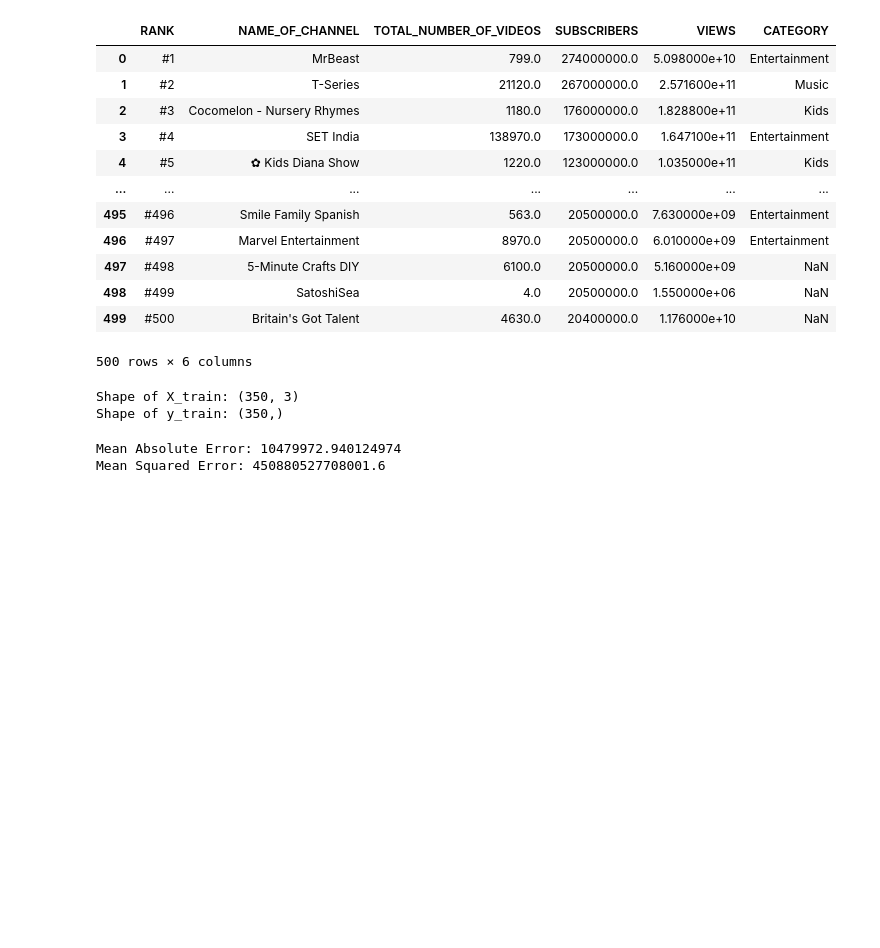
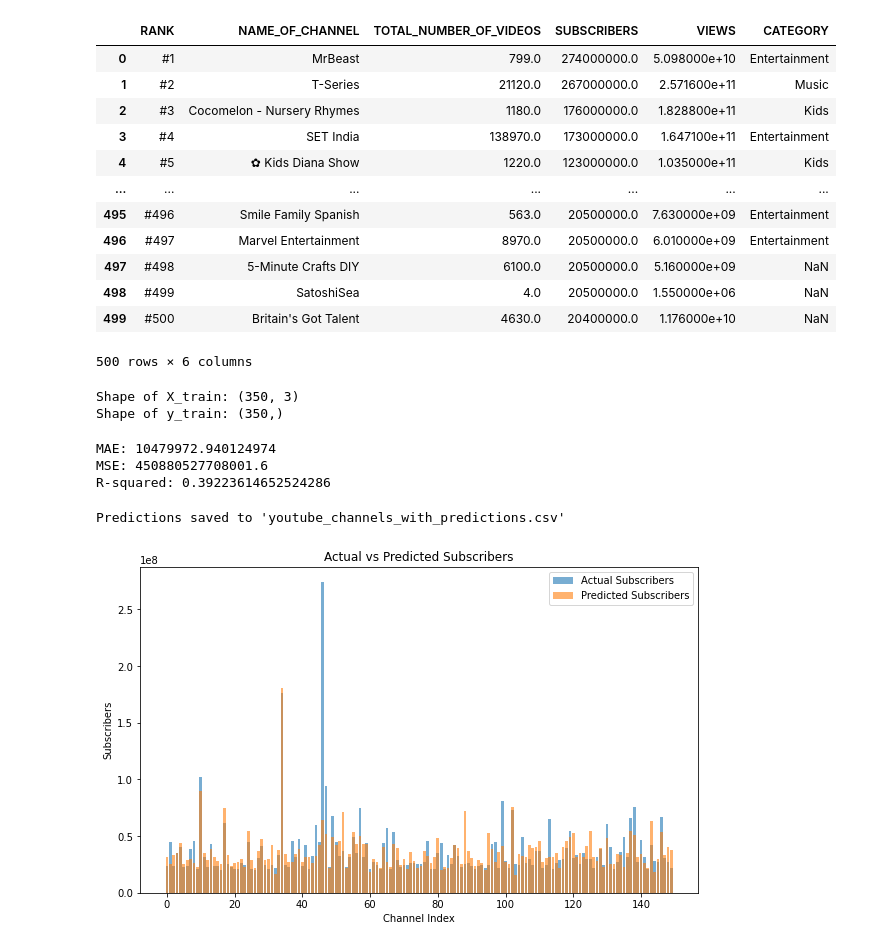
Before and after one commit to Anamika651034/mlops-zoomcamp, a Jupyter notebook: 07-Project/Youtube Subscriber Count Prediction Model.ipynb, the cells around one changed output. Cells and saved outputs as stored; diff of their text form; code cells hidden in the pictures; blank space fills up the shorter version.

```diff
--- a/07-Project/Youtube Subscriber Count Prediction Model.ipynb
+++ b/07-Project/Youtube Subscriber Count Prediction Model.ipynb
@@ -115,8 +118,33 @@ y_pred = model.predict(X_test)
 # Evaluate the model
 mae = mean_absolute_error(y_test, y_pred)
 mse = mean_squared_error(y_test, y_pred)
-print(f'Mean Absolute Error: {mae}')
-print(f'Mean Squared Error: {mse}')
+r2 = model.score(X_test, y_test)
+print(f'MAE: {mae}')
+print(f'MSE: {mse}')
+print(f'R-squared: {r2}')
 # %% [output]
-Mean Absolute Error: 10479972.940124974
-Mean Squared Error: 450880527708001.6
+MAE: 10479972.940124974
+MSE: 450880527708001.6
+R-squared: 0.39223614652524286
+# %%
+# Predict the number of subscribers for each channel in the dataset
+data['Predicted Subscribers'] = model.predict(X)
+
+# Save the predictions to a new CSV file
+data.to_csv('./dataset/Result_youtube_channels_with_predictions.csv', index=False)
+print("Predictions saved to 'youtube_channels_with_predictions.csv'")
+# %% [output]
+Predictions saved to 'youtube_channels_with_predictions.csv'
+# %%
+# Plotting
+# Bar chart for actual vs predicted subscribers in the test set
+plt.figure(figsize=(10, 6))
+plt.bar(range(len(y_test)), y_test, alpha=0.6, label='Actual Subscribers')
+plt.bar(range(len(y_test)), y_pred, alpha=0.6, label='Predicted Subscribers')
+plt.xlabel('Channel Index')
+plt.ylabel('Subscribers')
+plt.title('Actual vs Predicted Subscribers')
+plt.legend()
+plt.show()
+# %% [output]
+[figure, added]
```
Also changed, not shown: parts of 2 cells of this notebook.
